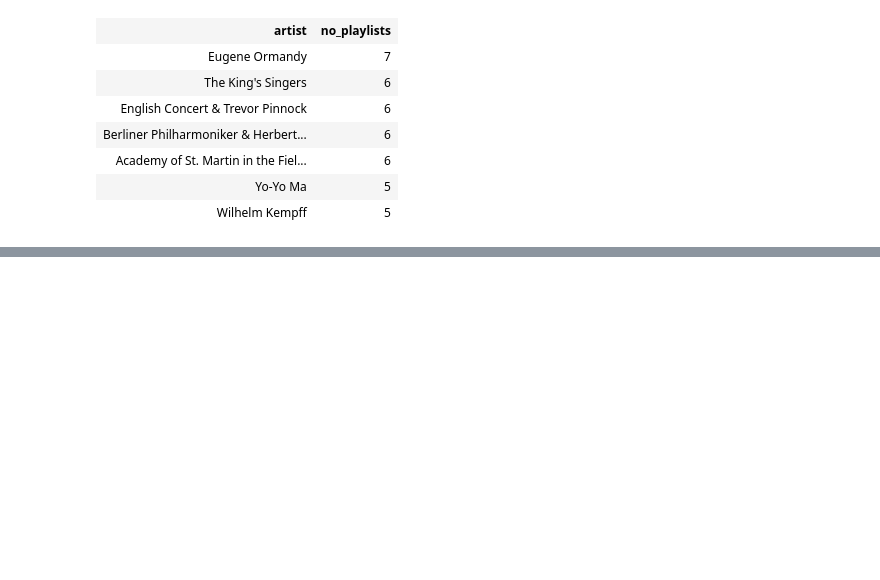
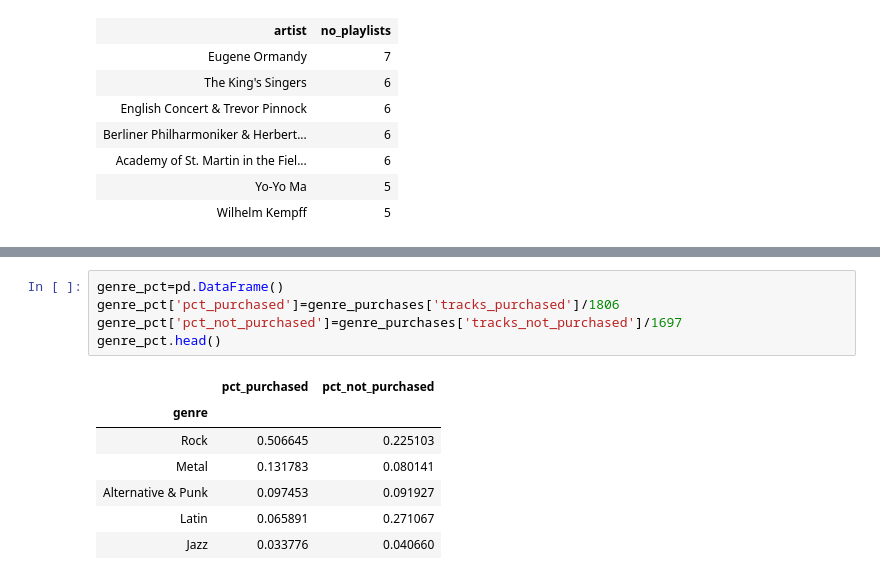
Before and after one commit to tehila440/answering_business_questions_sql, a Jupyter notebook: 4.2_answering_business_questions_sql.ipynb, the cells around one changed output, grey strips where cells are left out. Drawn from its saved outputs; the diff is of its cells as text; blank space fills up the shorter version.

```diff
--- a/4.2_answering_business_questions_sql.ipynb
+++ b/4.2_answering_business_questions_sql.ipynb
@@ -394,0 +468,13 @@ result
+# %%
+genre_pct=pd.DataFrame()
+genre_pct['pct_purchased']=genre_purchases['tracks_purchased']/1806
+genre_pct['pct_not_purchased']=genre_purchases['tracks_not_purchased']/1697
+genre_pct.head()
+# %% [output]
+|  | pct_purchased | pct_not_purchased |
+| genre |  |  |
+| Rock | 0.506645 | 0.225103 |
+| Metal | 0.131783 | 0.080141 |
+| Alternative & Punk | 0.097453 | 0.091927 |
+| Latin | 0.065891 | 0.271067 |
+| Jazz | 0.033776 | 0.040660 |
```
Also changed, not shown: parts of 18 cells of this notebook, 1 other file.
